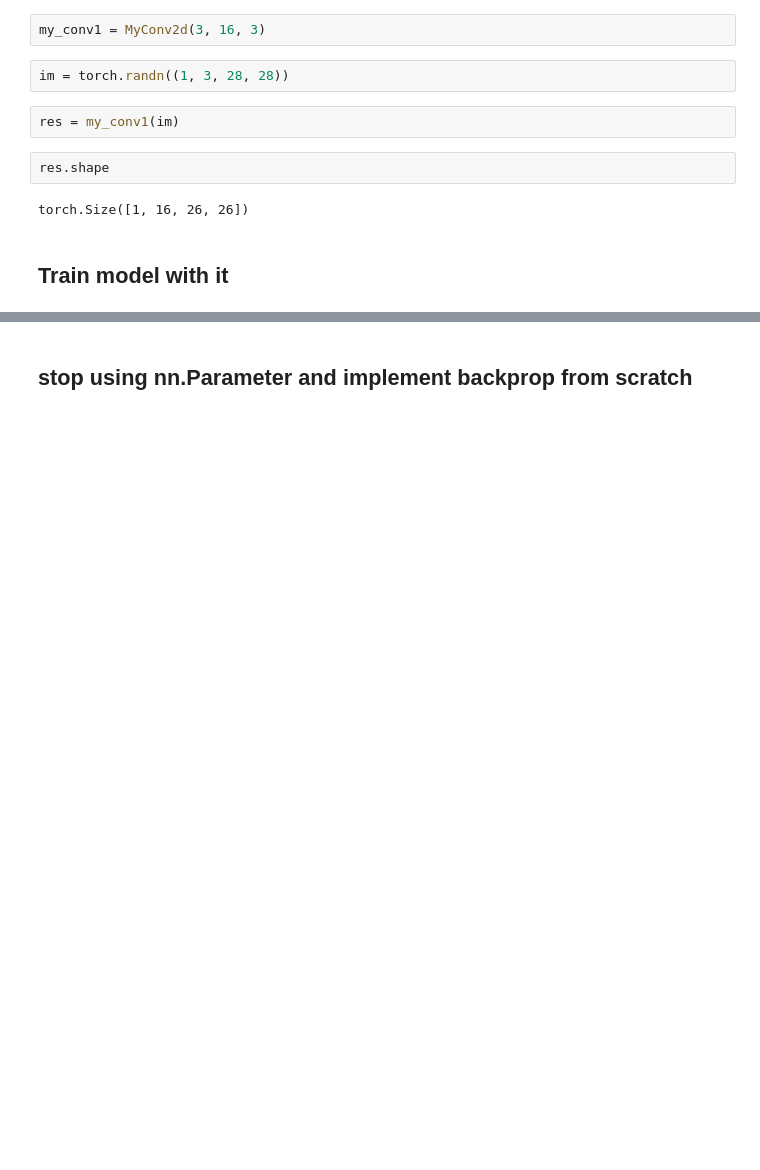
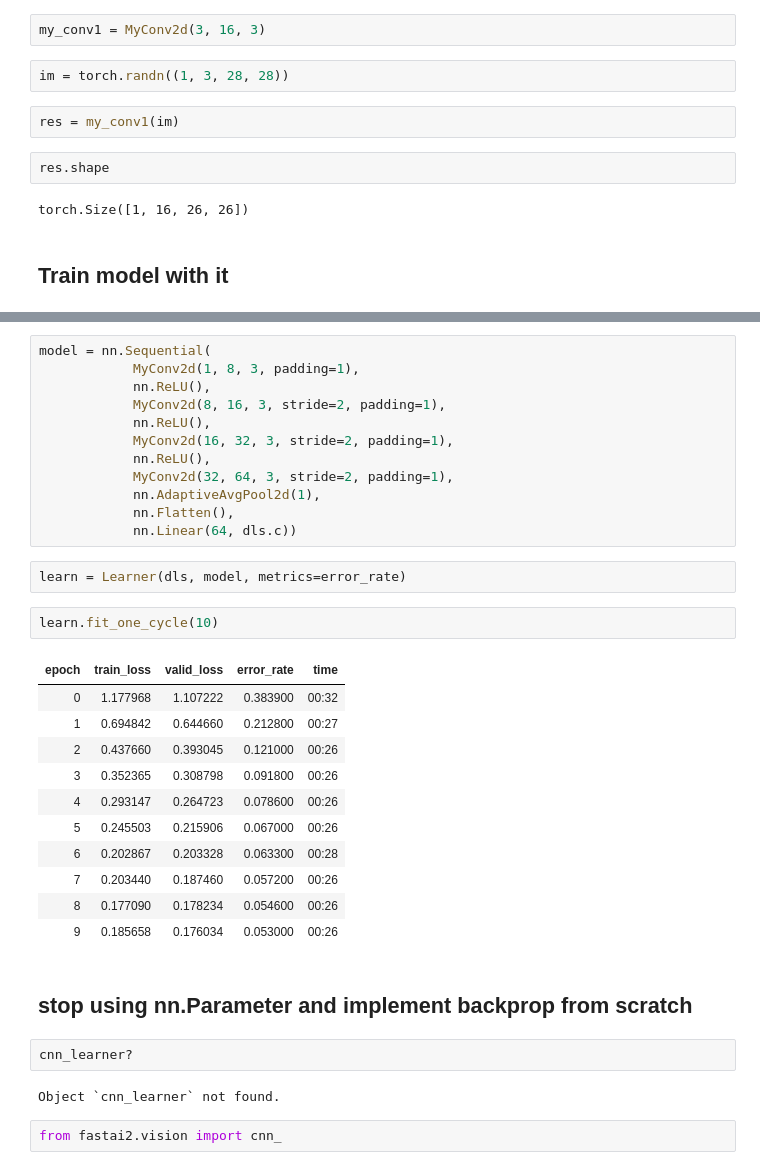
Before and after one commit to asiedubrempong/fastai-experiments, a Jupyter notebook: foundations/cnn_from_scratch.ipynb, the cells around one changed output, grey strips where cells are left out. Saved outputs shown, nothing was run; the diff lists cells and outputs as text; blank space fills up the shorter version.

```diff
--- a/foundations/cnn_from_scratch.ipynb
+++ b/foundations/cnn_from_scratch.ipynb
@@ -97,2 +183,36 @@ torch.Size([1, 16, 26, 26])
+# %%
+model = nn.Sequential(
+            MyConv2d(1, 8, 3, padding=1),
+            nn.ReLU(),
+            MyConv2d(8, 16, 3, stride=2, padding=1),
+            nn.ReLU(),
+            MyConv2d(16, 32, 3, stride=2, padding=1),
+            nn.ReLU(),
+            MyConv2d(32, 64, 3, stride=2, padding=1),
+            nn.AdaptiveAvgPool2d(1),
+            nn.Flatten(),
+            nn.Linear(64, dls.c))
+# %%
+learn = Learner(dls, model, metrics=error_rate)
+# %%
+learn.fit_one_cycle(10)
+# %% [output]
+| epoch | train_loss | valid_loss | error_rate | time |
+| 0 | 1.177968 | 1.107222 | 0.383900 | 00:32 |
+| 1 | 0.694842 | 0.644660 | 0.212800 | 00:27 |
+| 2 | 0.437660 | 0.393045 | 0.121000 | 00:26 |
+| 3 | 0.352365 | 0.308798 | 0.091800 | 00:26 |
+| 4 | 0.293147 | 0.264723 | 0.078600 | 00:26 |
+| 5 | 0.245503 | 0.215906 | 0.067000 | 00:26 |
+| 6 | 0.202867 | 0.203328 | 0.063300 | 00:28 |
+| 7 | 0.203440 | 0.187460 | 0.057200 | 00:26 |
+| 8 | 0.177090 | 0.178234 | 0.054600 | 00:26 |
+| 9 | 0.185658 | 0.176034 | 0.053000 | 00:26 |
 # %% [markdown]
 ## stop using nn.Parameter and implement backprop from scratch
+# %%
+cnn_learner?
+# %% [output]
+Object `cnn_learner` not found.
+# %%
+from fastai2.vision import cnn_
```
Also changed, not shown: parts of 38 cells of this notebook, 4 other files.
